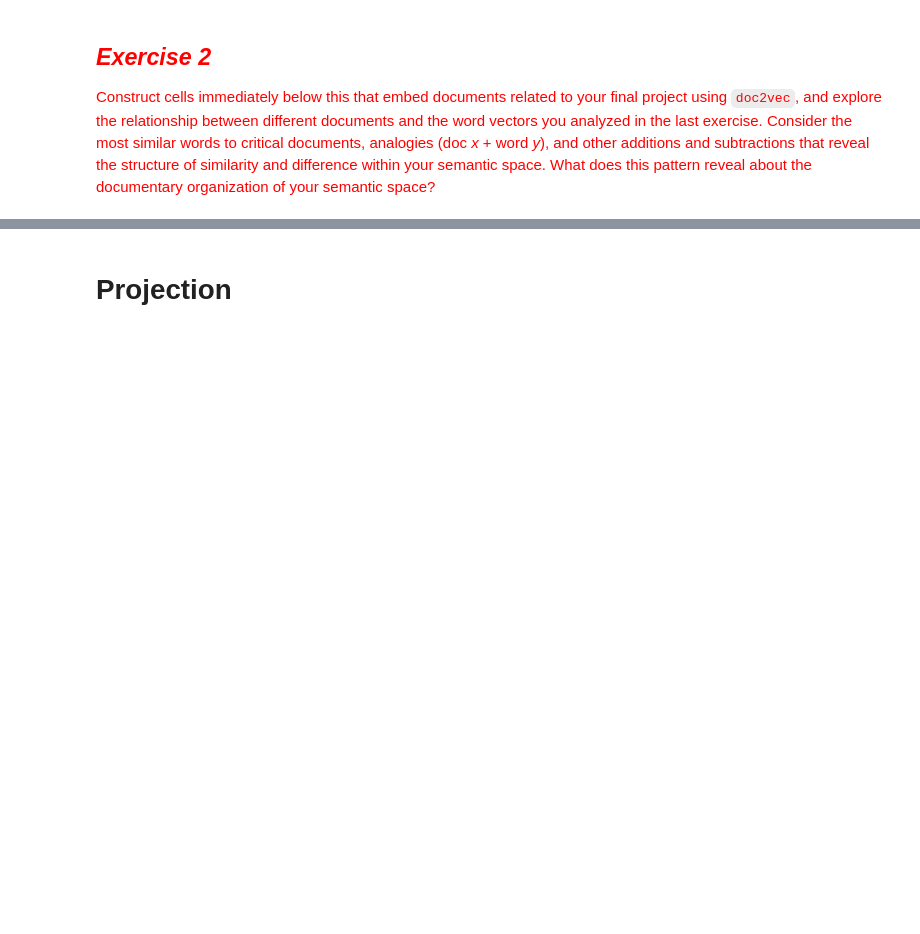
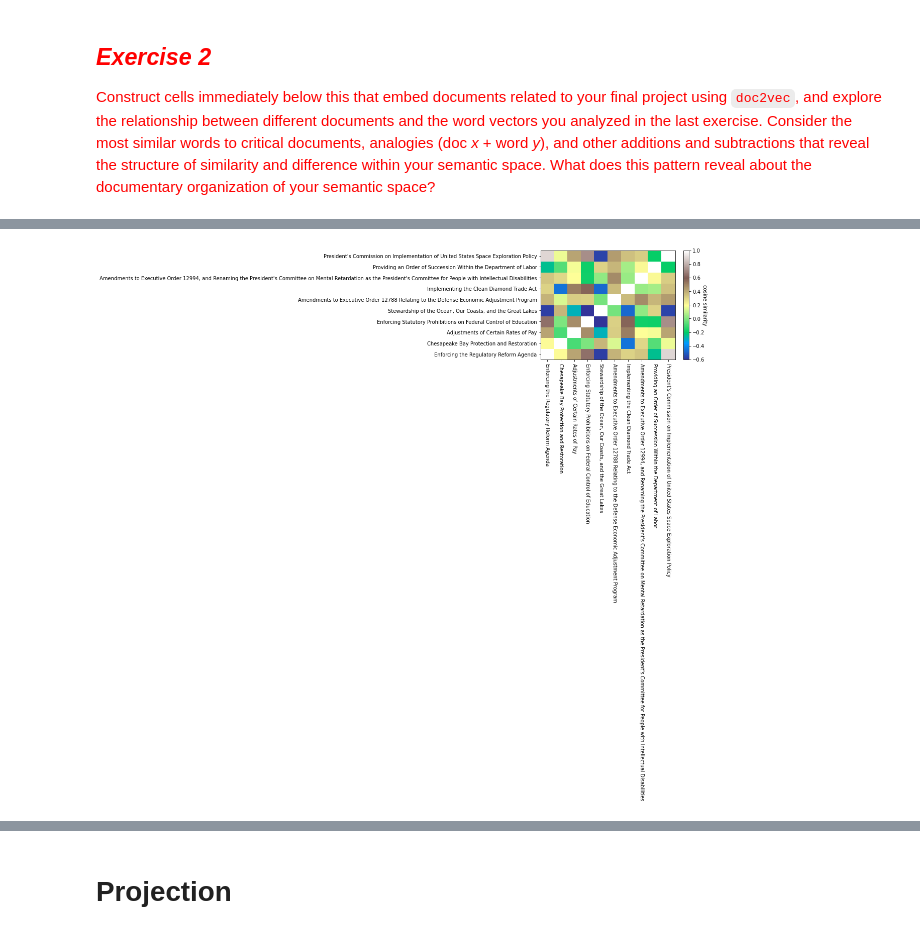
Before and after one commit to lilygrier/Homework-Notebooks, a Jupyter notebook: week-7/7-Vector-Space-Word-Embeddings_lilygrier.ipynb, the cells around one changed output, grey strips where cells are left out. Drawn from its saved outputs; the diff is of its cells as text; code cells hidden in the pictures; blank space fills up the shorter version.

```diff
--- a/week-7/7-Vector-Space-Word-Embeddings_lilygrier.ipynb
+++ b/week-7/7-Vector-Space-Word-Embeddings_lilygrier.ipynb
@@ -798,0 +954,3 @@ We can later load it:
+# %%
+# heatmap of similarities for 10 random docs
+targetDocs = exec_orders['title'].sample(10, random_state=1)
@@ -798,0 +985,23 @@ We can later load it:
+# %%
+heatmapMatrixD = []
+
+for tagOuter in targetDocs:
+    column = []
+    tagVec = exec_D2V.docvecs[tagOuter].reshape(1, -1)
+    for tagInner in targetDocs:
+        column.append(sklearn.metrics.pairwise.cosine_similarity(tagVec, exec_D2V.docvecs[tagInner].reshape(1, -1))[0][0])
+    heatmapMatrixD.append(column)
+heatmapMatrixD = np.array(heatmapMatrixD)
+# %%
+fig, ax = plt.subplots()
+hmap = ax.pcolor(heatmapMatrixD, cmap='terrain')
+cbar = plt.colorbar(hmap)
+
+cbar.set_label('cosine similarity', rotation=270)
+a = ax.set_xticks(np.arange(heatmapMatrixD.shape[1]) + 0.5, minor=False)
+a = ax.set_yticks(np.arange(heatmapMatrixD.shape[0]) + 0.5, minor=False)
+
+a = ax.set_xticklabels(targetDocs, minor=False, rotation=270)
+a = ax.set_yticklabels(targetDocs, minor=False)
+# %% [output]
+[figure, added]
```
Also changed, not shown: parts of 27 cells of this notebook.
